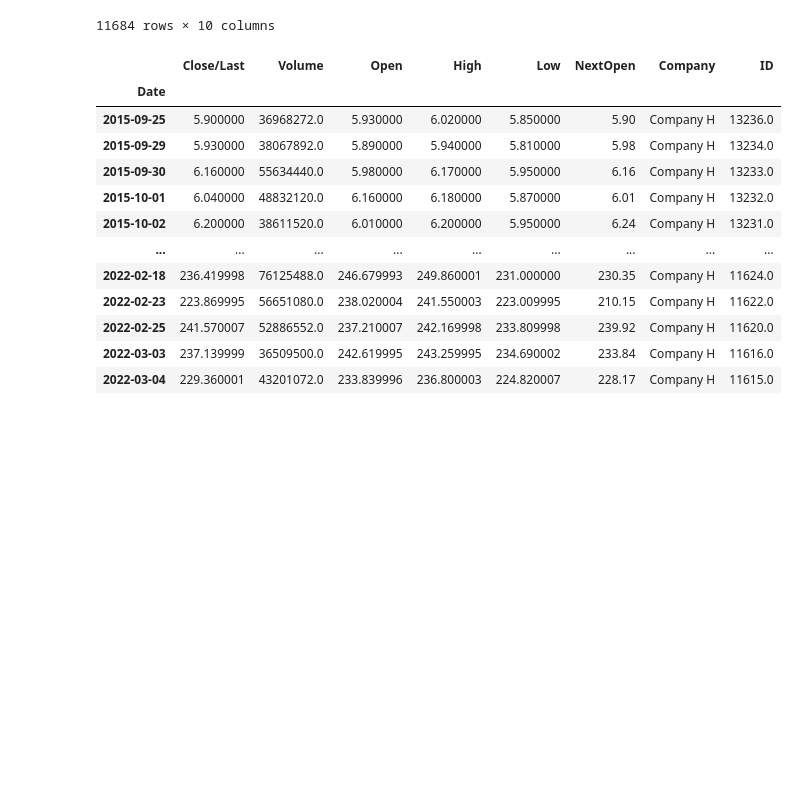
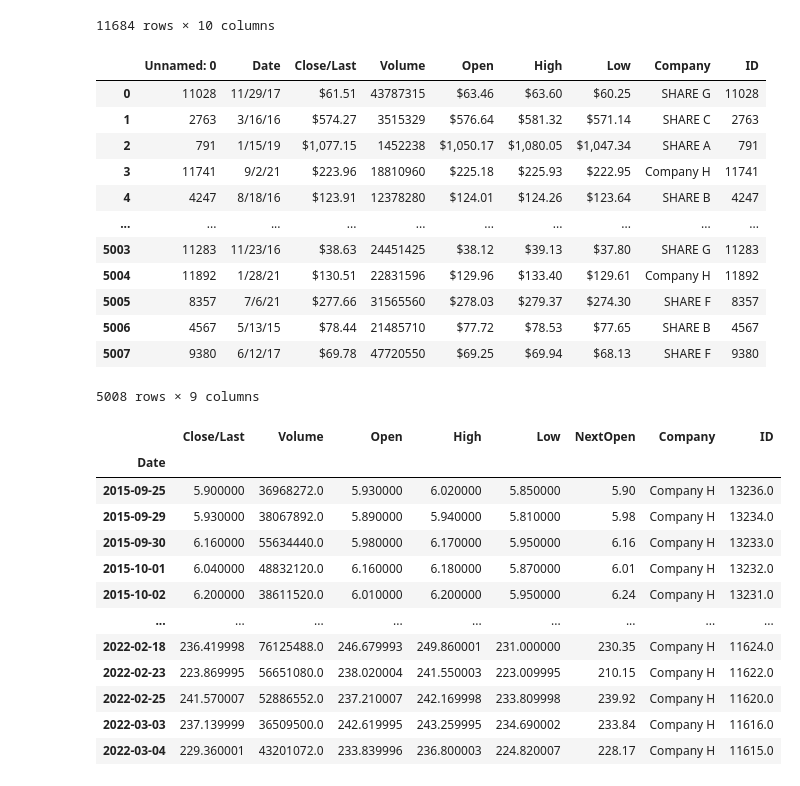
Before and after one commit to aagelii/.Data---Kaggle-Competition-1, a Jupyter notebook: dotData.ipynb, the cells around one changed output. Saved outputs shown, nothing was run; the diff lists cells and outputs as text; code cells hidden in the pictures; blank space fills up the shorter version.

```diff
--- a/dotData.ipynb
+++ b/dotData.ipynb
@@ -26,5 +30,23 @@ df
 | 11682 | 10799 | 10/26/18 | $66.18 | 136901100 | $61.65 | $67.98 | $61.33 | $67.49 | SHARE G | 10799 |
 | 11683 | 2732 | 4/29/16 | $659.59 | 10303510 | $666 | $669.98 | $654 | $663.92 | SHARE C | 2732 |
 11684 rows × 10 columns
+# %%
+df2 = pd.read_csv('test.csv')
+
+df2
+# %% [output]
+|  | Unnamed: 0 | Date | Close/Last | Volume | Open | High | Low | Company | ID |
+| 0 | 11028 | 11/29/17 | $61.51 | 43787315 | $63.46 | $63.60 | $60.25 | SHARE G | 11028 |
+| 1 | 2763 | 3/16/16 | $574.27 | 3515329 | $576.64 | $581.32 | $571.14 | SHARE C | 2763 |
+| 2 | 791 | 1/15/19 | $1,077.15 | 1452238 | $1,050.17 | $1,080.05 | $1,047.34 | SHARE A | 791 |
+| 3 | 11741 | 9/2/21 | $223.96 | 18810960 | $225.18 | $225.93 | $222.95 | Company H | 11741 |
+| 4 | 4247 | 8/18/16 | $123.91 | 12378280 | $124.01 | $124.26 | $123.64 | SHARE B | 4247 |
+| ... | ... | ... | ... | ... | ... | ... | ... | ... | ... |
+| 5003 | 11283 | 11/23/16 | $38.63 | 24451425 | $38.12 | $39.13 | $37.80 | SHARE G | 11283 |
+| 5004 | 11892 | 1/28/21 | $130.51 | 22831596 | $129.96 | $133.40 | $129.61 | Company H | 11892 |
+| 5005 | 8357 | 7/6/21 | $277.66 | 31565560 | $278.03 | $279.37 | $274.30 | SHARE F | 8357 |
+| 5006 | 4567 | 5/13/15 | $78.44 | 21485710 | $77.72 | $78.53 | $77.65 | SHARE B | 4567 |
+| 5007 | 9380 | 6/12/17 | $69.78 | 47720550 | $69.25 | $69.94 | $68.13 | SHARE F | 9380 |
+5008 rows × 9 columns
 # %%
 df = pd.read_csv('train.csv', sep=',')
```
Also changed, not shown: parts of 25 cells of this notebook, 2 other files.
